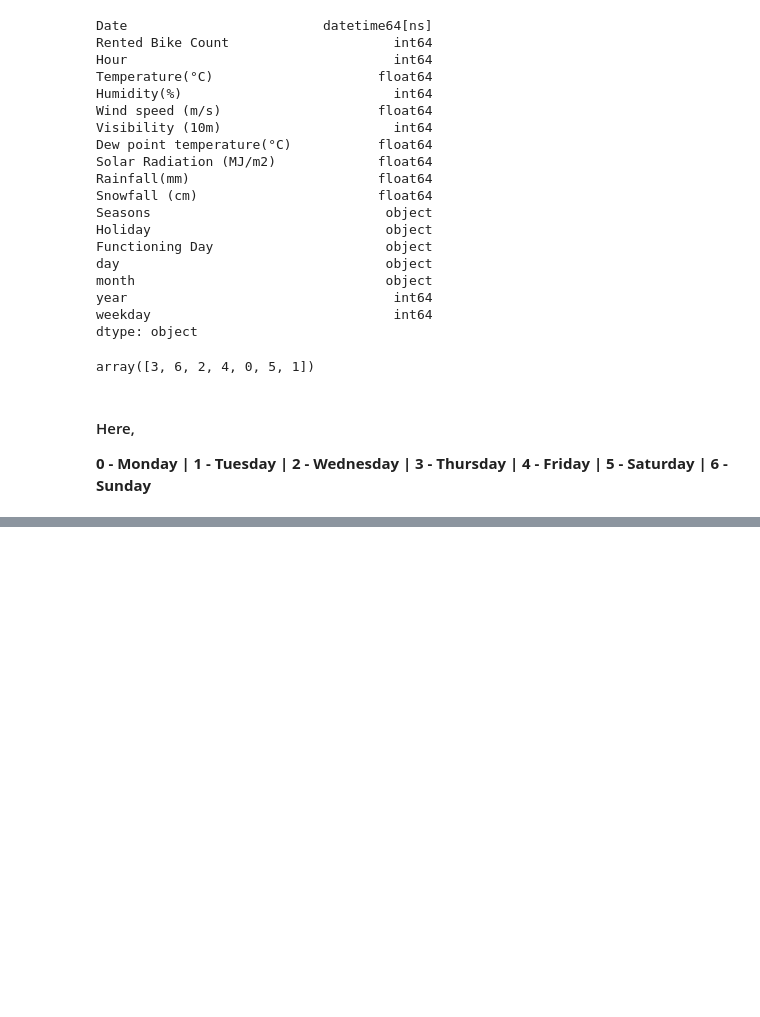
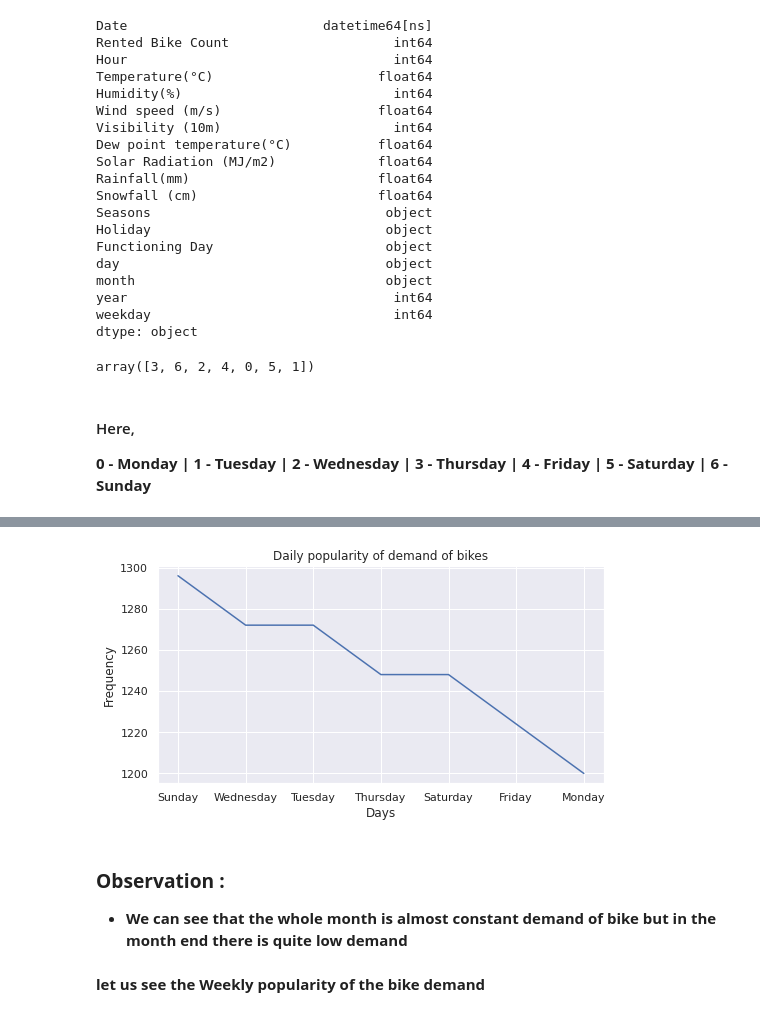
Before and after one commit to Vrishali04/Bike_sharing_demand_sharing_Regression_capstone_project, a Jupyter notebook: Bike_sharing_demand_prediction_regression_capstone_project_final.ipynb, the cells around one changed output, grey strips where cells are left out. Saved outputs shown, nothing was run; the diff lists cells and outputs as text; code cells hidden in the pictures; blank space fills up the shorter version.

```diff
--- a/Bike_sharing_demand_prediction_regression_capstone_project_final.ipynb
+++ b/Bike_sharing_demand_prediction_regression_capstone_project_final.ipynb
@@ -436,0 +451,18 @@ array([3, 6, 2, 4, 0, 5, 1])
+# %%
+# ploting it using seaborn lineplot
+plt.figure(figsize = (8,4))
+plt.title('Daily popularity of demand of bikes')
+
+sns.lineplot(x = df['day'].value_counts().index,y = df['day'].value_counts().values)
+plt.xlabel('Days')
+plt.ylabel('Frequency')
+
+plt.show()
+# %% [output]
+[figure, added]
+# %% [markdown]
+### **Observation :**
+
+* **We can see that the whole month is almost constant demand of bike but in the month end there is quite low demand**
+# %% [markdown]
+**let us see the Weekly popularity of the bike demand**
```
Also changed, not shown: parts of 21 cells of this notebook.
